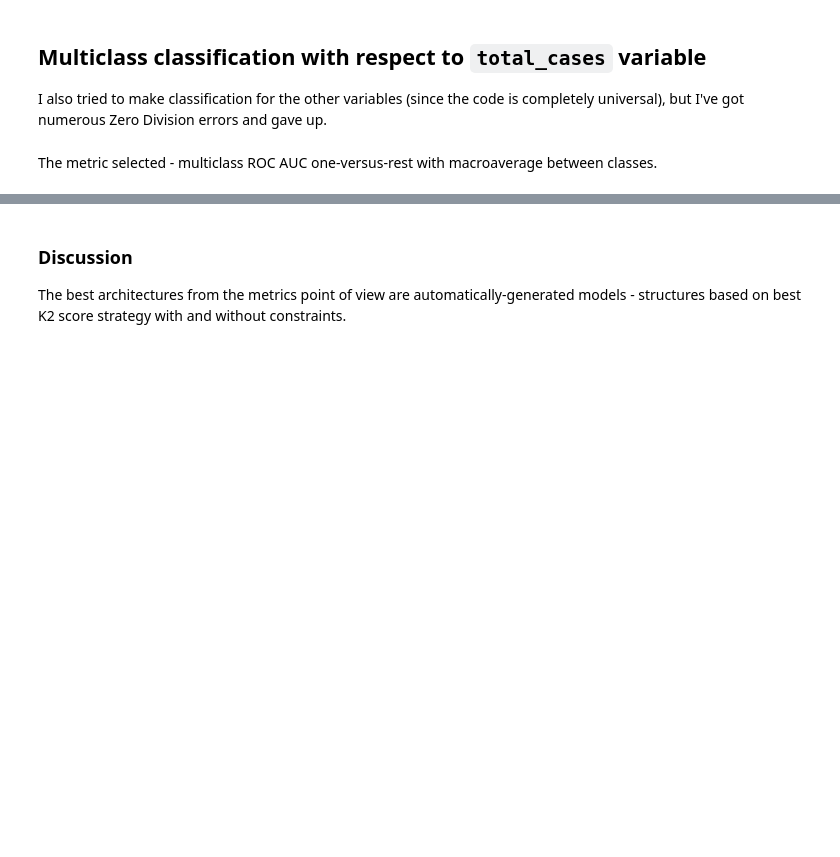
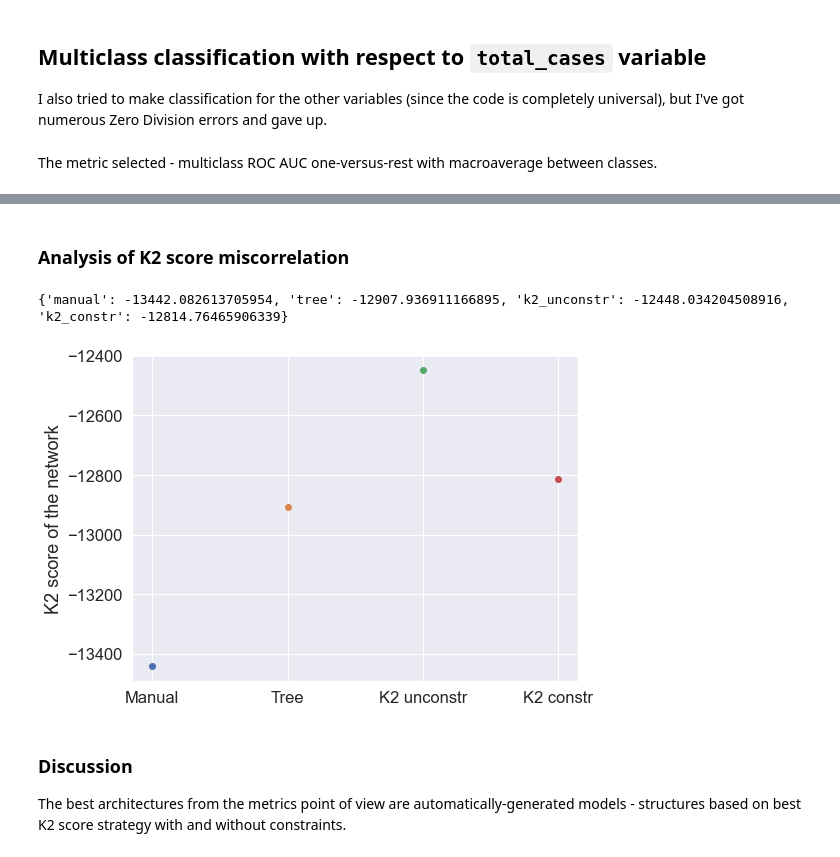
Before and after one commit to 2021-ITMO-BD-team/multivar_itmo, a Jupyter notebook: notebooks/Homework3.ipynb, the cells around one changed output, grey strips where cells are left out. Saved outputs shown, nothing was run; the diff lists cells and outputs as text; code cells hidden in the pictures; blank space fills up the shorter version.

```diff
--- a/notebooks/Homework3.ipynb
+++ b/notebooks/Homework3.ipynb
@@ -331,6 +331,9 @@ True
 # %% [markdown]
 ### Scores of hand-crafted networks
 # %%
+k2_scores = {}
+
+k2_scores["manual"] = K2Score(df_proc).score(network1)
 print(f"K2 score of hand-crafted model {K2Score(df_proc).score(network1):.2f}")
 print(f"BIC score of hand-crafted model {BicScore(df_proc).score(network1):.2f}")
 # %% [output]
@@ -364,6 +367,8 @@ nx.draw(G_K2, pos, with_labels=True,font_weight='bold')
 # %% [output]
 [figure]
 # %%
+k2_scores["tree"] = K2Score(df_proc).score(tree)
+
 print(f"K2 score of tree model {K2Score(df_proc).score(tree):.2f}")
 print(f"BIC score of tree model {BicScore(df_proc).score(tree):.2f}")
 # %% [output]
@@ -383,6 +388,8 @@ nx.draw(G_K2, pos, with_labels=True,font_weight='bold')
 # %% [output]
 [figure]
 # %%
+k2_scores["k2_unconstr"] = K2Score(df_proc).score(k2_unconstr)
+
 print(f"K2 score of unconstrained model {K2Score(df_proc).score(k2_unconstr):.2f}")
 print(f"BIC score of unconstrained model {BicScore(df_proc).score(k2_unconstr):.2f}")
 # %% [output]
@@ -406,6 +413,8 @@ nx.draw(G_K2, pos, with_labels=True,font_weight='bold')
 # %% [output]
 [figure]
 # %%
+k2_scores["k2_constr"] = K2Score(df_proc).score(k2_constr)
+
 print(f"K2 score of unconstrained model {K2Score(df_proc).score(k2_constr):.2f}")
 print(f"BIC score of unconstrained model {BicScore(df_proc).score(k2_constr):.2f}")
 # %% [output]
@@ -486,3 +495,17 @@ plt.title("ROC AUC for different networks\ntarget variable \"total_cases\"");
+# %% [markdown]
+### Analysis of K2 score miscorrelation
+# %%
+print(k2_scores)
+
+fig, ax = plt.subplots(figsize=(8, 6))
+for k, v in k2_scores.items():
+    ax.scatter(k, v)
+
+ax.set_ylabel("K2 score of the network")
+ax.set_xticklabels(["Manual", "Tree", "K2 unconstr", "K2 constr"]);
+# %% [output]
+{'manual': -13442.082613705954, 'tree': -12907.936911166895, 'k2_unconstr': -12448.034204508916, 'k2_constr': -12814.76465906339}
+[figure, added]
 # %% [markdown]
 ### Discussion
 
```
Also changed, not shown: parts of 6 cells of this notebook.
